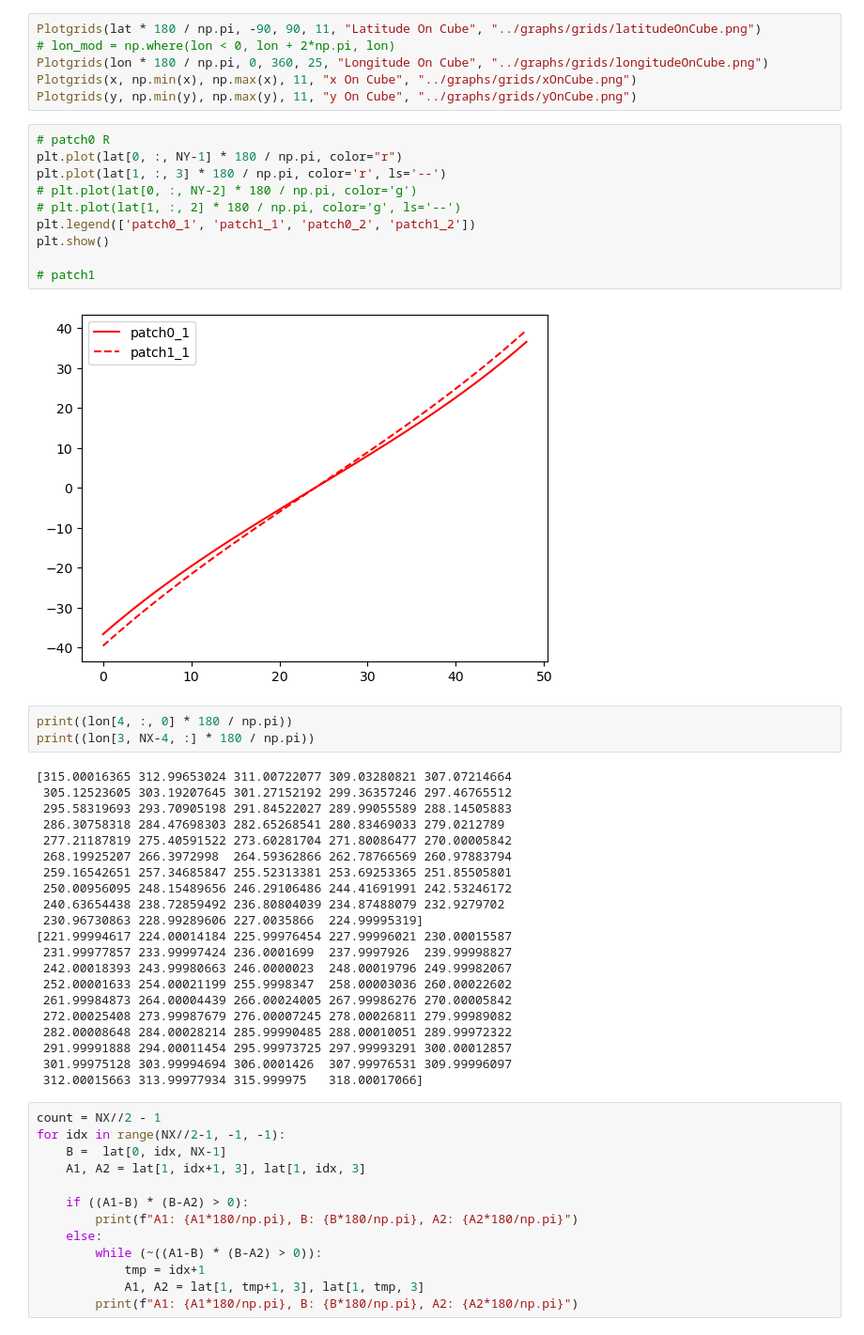
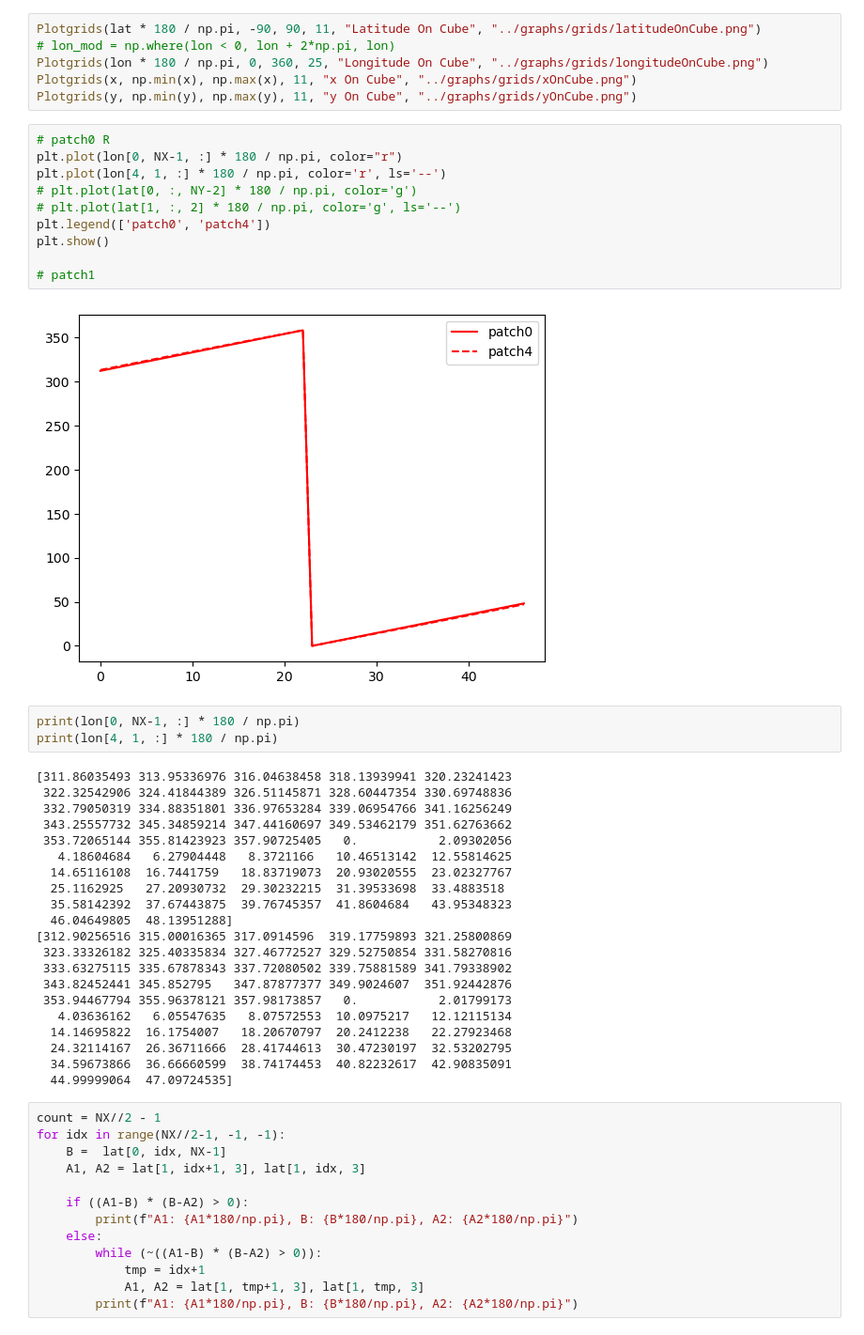
Before and after one commit to Aaron-Hsieh-0129/Cubed-Sphere-Shallow-Water-Model-A-grid, a Jupyter notebook: src/plot.ipynb, the cells around one changed output. Shown: that part at 94% size. Cells and saved outputs as stored; diff of their text form.

```diff
--- a/src/plot.ipynb
+++ b/src/plot.ipynb
@@ -63,40 +57,40 @@ Plotgrids(x, np.min(x), np.max(x), 11, "x On Cube", "../graphs/grids/xOnCube.png
 Plotgrids(y, np.min(y), np.max(y), 11, "y On Cube", "../graphs/grids/yOnCube.png")
 # %%
 # patch0 R
-plt.plot(lat[0, :, NY-1] * 180 / np.pi, color="r")
-plt.plot(lat[1, :, 3] * 180 / np.pi, color='r', ls='--')
+plt.plot(lon[0, NX-1, :] * 180 / np.pi, color="r")
+plt.plot(lon[4, 1, :] * 180 / np.pi, color='r', ls='--')
 # plt.plot(lat[0, :, NY-2] * 180 / np.pi, color='g')
 # plt.plot(lat[1, :, 2] * 180 / np.pi, color='g', ls='--')
-plt.legend(['patch0_1', 'patch1_1', 'patch0_2', 'patch1_2'])
+plt.legend(['patch0', 'patch4'])
 plt.show()
 
 # patch1
 # %% [output]
-[figure, old version]
+[figure, new version]
 # %%
-print((lon[4, :, 0] * 180 / np.pi))
-print((lon[3, NX-4, :] * 180 / np.pi))
+print(lon[0, NX-1, :] * 180 / np.pi)
+print(lon[4, 1, :] * 180 / np.pi)
 # %% [output]
-[315.00016365 312.99653024 311.00722077 309.03280821 307.07214664
- 305.12523605 303.19207645 301.27152192 299.36357246 297.46765512
- 295.58319693 293.70905198 291.84522027 289.99055589 288.14505883
- 286.30758318 284.47698303 282.65268541 280.83469033 279.0212789
- 277.21187819 275.40591522 273.60281704 271.80086477 270.00005842
- 268.19925207 266.3972998  264.59362866 262.78766569 260.97883794
- 259.16542651 257.34685847 255.52313381 253.69253365 251.85505801
- 250.00956095 248.15489656 246.29106486 244.41691991 242.53246172
- 240.63654438 238.72859492 236.80804039 234.87488079 232.9279702
- 230.96730863 228.99289606 227.0035866  224.99995319]
-[221.99994617 224.00014184 225.99976454 227.99996021 230.00015587
- 231.99977857 233.99997424 236.0001699  237.9997926  239.99998827
- 242.00018393 243.99980663 246.0000023  248.00019796 249.99982067
- 252.00001633 254.00021199 255.9998347  258.00003036 260.00022602
- 261.99984873 264.00004439 266.00024005 267.99986276 270.00005842
- 272.00025408 273.99987679 276.00007245 278.00026811 279.99989082
- 282.00008648 284.00028214 285.99990485 288.00010051 289.99972322
- 291.99991888 294.00011454 295.99973725 297.99993291 300.00012857
- 301.99975128 303.99994694 306.0001426  307.99976531 309.99996097
- 312.00015663 313.99977934 315.999975   318.00017066]
+[311.86035493 313.95336976 316.04638458 318.13939941 320.23241423
+ 322.32542906 324.41844389 326.51145871 328.60447354 330.69748836
+ 332.79050319 334.88351801 336.97653284 339.06954766 341.16256249
+ 343.25557732 345.34859214 347.44160697 349.53462179 351.62763662
+ 353.72065144 355.81423923 357.90725405   0.           2.09302056
+   4.18604684   6.27904448   8.3721166   10.46513142  12.55814625
+  14.65116108  16.7441759   18.83719073  20.93020555  23.02327767
+  25.1162925   27.20930732  29.30232215  31.39533698  33.4883518
+  35.58142392  37.67443875  39.76745357  41.8604684   43.95348323
+  46.04649805  48.13951288]
+[312.90256516 315.00016365 317.0914596  319.17759893 321.25800869
+ 323.33326182 325.40335834 327.46772527 329.52750854 331.58270816
+ 333.63275115 335.67878343 337.72080502 339.75881589 341.79338902
+ 343.82452441 345.852795   347.87877377 349.9024607  351.92442876
+ 353.94467794 355.96378121 357.98173857   0.           2.01799173
+   4.03636162   6.05547635   8.07572553  10.0975217   12.12115134
+  14.14695822  16.1754007   18.20670797  20.2412238   22.27923468
+  24.32114167  26.36711666  28.41744613  30.47230197  32.53202795
+  34.59673866  36.66660599  38.74174453  40.82232617  42.90835091
+  44.99999064  47.09724535]
 # %%
 count = NX//2 - 1
 for idx in range(NX//2-1, -1, -1):
```
Also changed, not shown: parts of 3 cells of this notebook, 11 other files.
